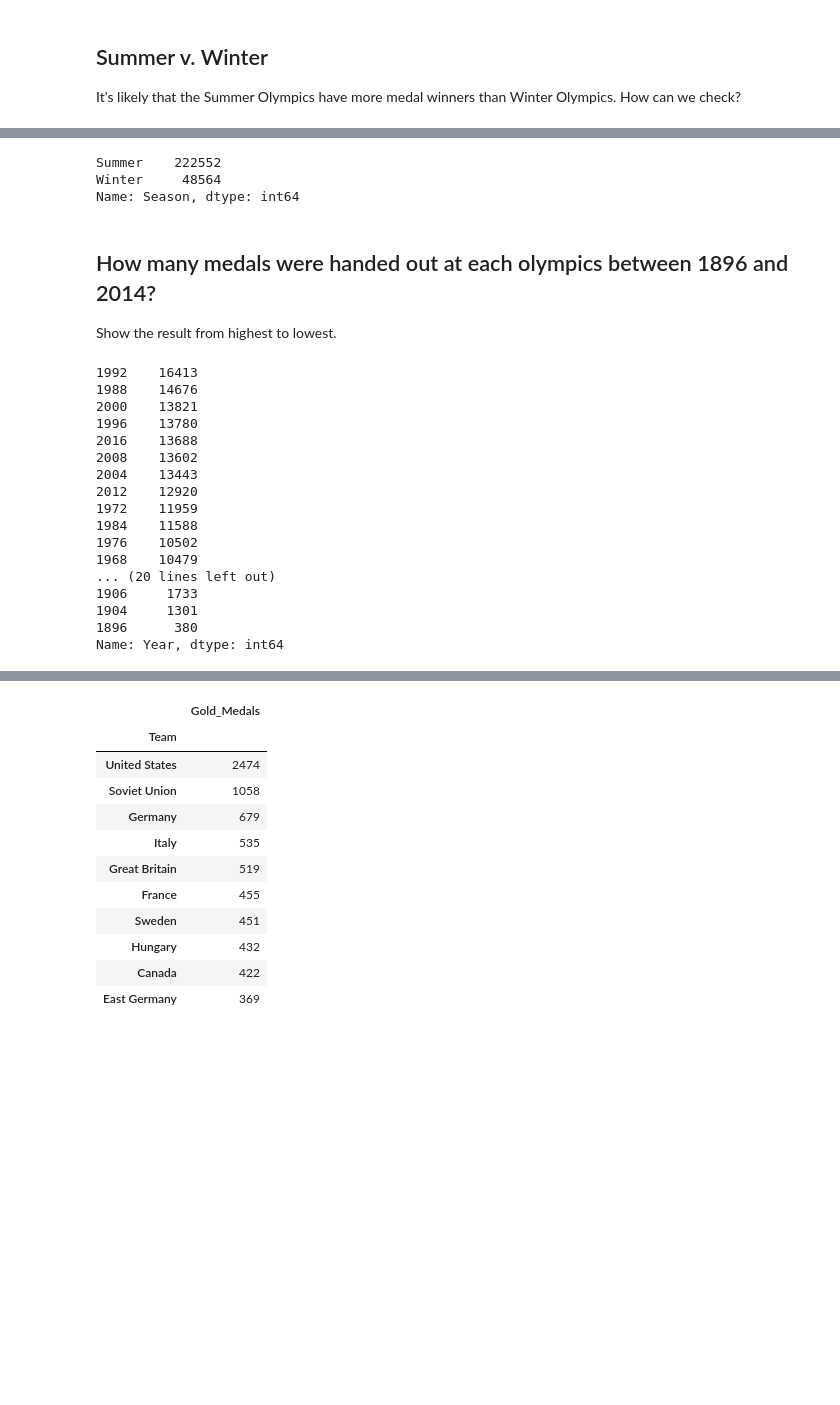
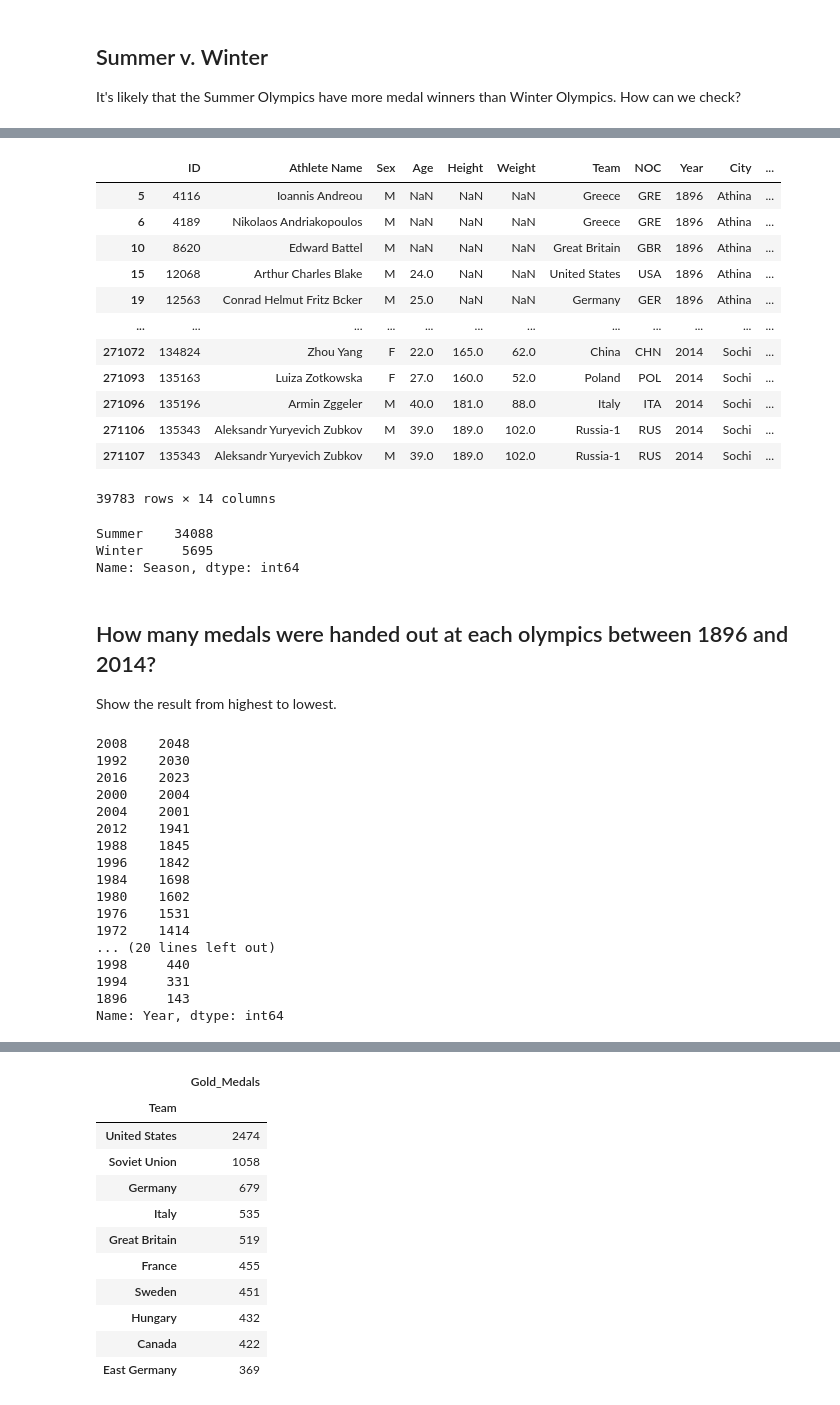
Before and after one commit to sandeepmj/2024-advanced-reporting-data, a Jupyter notebook: demos/wk06B-sort-count-subset-DEMO.ipynb, the cells around one changed output, grey strips where cells are left out. Drawn from its saved outputs; the diff is of its cells as text; code cells hidden in the pictures; blank space fills up the shorter version.

```diff
--- a/demos/wk06B-sort-count-subset-DEMO.ipynb
+++ b/demos/wk06B-sort-count-subset-DEMO.ipynb
@@ -630,9 +655,26 @@ It's likely that the Summer Olympics have more medal winners than Winter Olympic
+# %%
+df.query("Medal in @medals")
+# %% [output]
+|  | ID | Athlete Name | Sex | Age | Height | Weight | Team | NOC | Year | City | ... |
+| 5 | 4116 | Ioannis Andreou | M | NaN | NaN | NaN | Greece | GRE | 1896 | Athina | ... |
+| 6 | 4189 | Nikolaos Andriakopoulos | M | NaN | NaN | NaN | Greece | GRE | 1896 | Athina | ... |
+| 10 | 8620 | Edward Battel | M | NaN | NaN | NaN | Great Britain | GBR | 1896 | Athina | ... |
+| 15 | 12068 | Arthur Charles Blake | M | 24.0 | NaN | NaN | United States | USA | 1896 | Athina | ... |
+| 19 | 12563 | Conrad Helmut Fritz Bcker | M | 25.0 | NaN | NaN | Germany | GER | 1896 | Athina | ... |
+| ... | ... | ... | ... | ... | ... | ... | ... | ... | ... | ... | ... |
+| 271072 | 134824 | Zhou Yang | F | 22.0 | 165.0 | 62.0 | China | CHN | 2014 | Sochi | ... |
+| 271093 | 135163 | Luiza Zotkowska | F | 27.0 | 160.0 | 52.0 | Poland | POL | 2014 | Sochi | ... |
+| 271096 | 135196 | Armin Zggeler | M | 40.0 | 181.0 | 88.0 | Italy | ITA | 2014 | Sochi | ... |
+| 271106 | 135343 | Aleksandr Yuryevich Zubkov | M | 39.0 | 189.0 | 102.0 | Russia-1 | RUS | 2014 | Sochi | ... |
+| 271107 | 135343 | Aleksandr Yuryevich Zubkov | M | 39.0 | 189.0 | 102.0 | Russia-1 | RUS | 2014 | Sochi | ... |
+39783 rows × 14 columns
 # %%
-## what is the total medal count for winter v. summer?
-df["Season"].value_counts()
+# what is the total medal count for winter v. summer?
+
+df_medals["Season"].value_counts()
 # %% [output]
-Summer    222552
-Winter     48564
+Summer    34088
+Winter     5695
 Name: Season, dtype: int64
 # %% [markdown]
 ## How many medals were handed out at each olympics between 1896 and 2014?
@@ -641,24 +683,24 @@ Show the result from highest to lowest.
 # %%
 ## how many medals were handed out at each olympics?
 ## show the result in descending order
-df["Year"].value_counts()
+df_medals["Year"].value_counts()
 # %% [output]
-1992    16413
-1988    14676
-2000    13821
-1996    13780
-2016    13688
-2008    13602
-2004    13443
-2012    12920
-1972    11959
-1984    11588
-1976    10502
-1968    10479
+2008    2048
+1992    2030
+2016    2023
+2000    2004
+2004    2001
+2012    1941
+1988    1845
+1996    1842
+1984    1698
+1980    1602
+1976    1531
+1972    1414
 ... (20 lines left out)
-1906     1733
-1904     1301
-1896      380
+1998     440
+1994     331
+1896     143
 Name: Year, dtype: int64
 # %%
 ## how many medals were handed out at each olympics each
```
Also changed, not shown: parts of 5 cells of this notebook, 3 other files.
